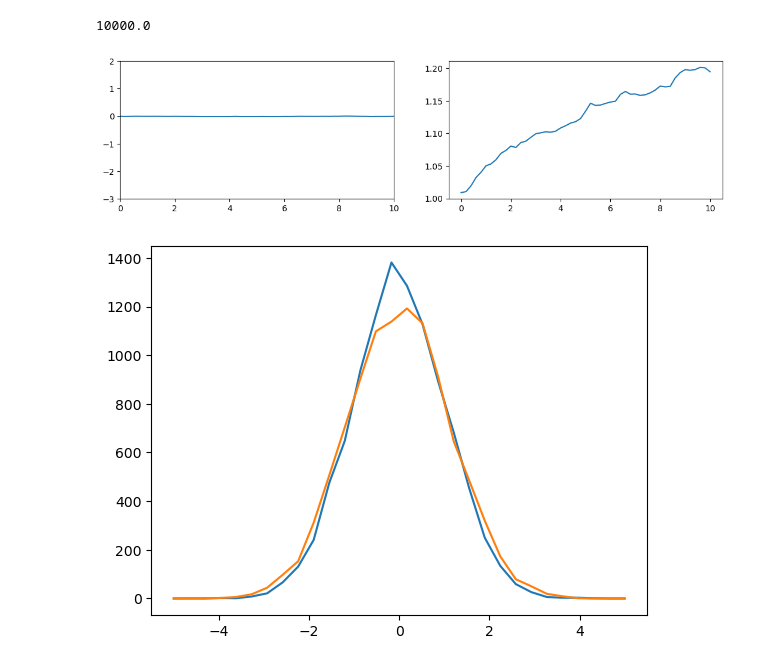
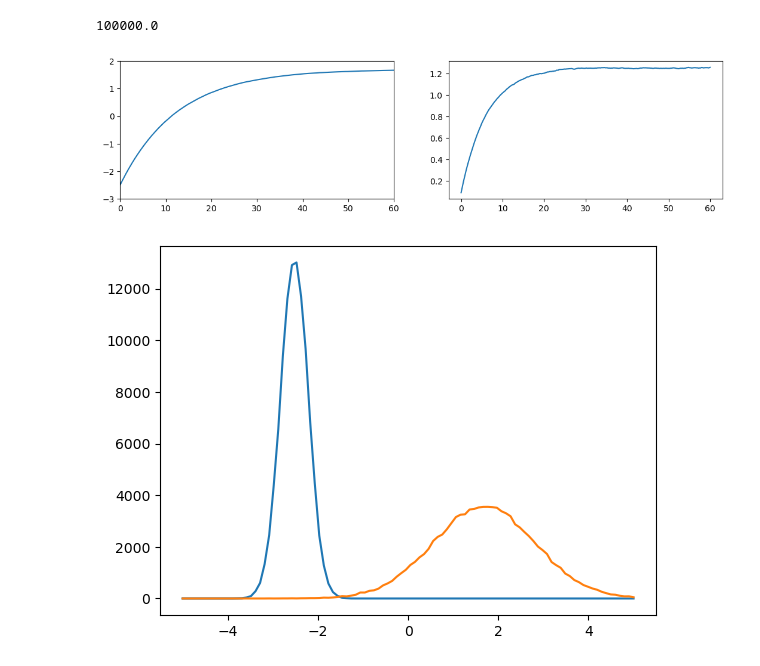
Before and after one commit to giovadg/physnum_CUDA, a Jupyter notebook: MonteCarlo/plot_quantities.ipynb, the cells around one changed output. Drawn from its saved outputs; the diff is of its cells as text; code cells hidden in the pictures.

Commit message:
change of inputs and add small notebook to plot distribution function in Monte Carlo code

```diff
--- a/MonteCarlo/plot_quantities.ipynb
+++ b/MonteCarlo/plot_quantities.ipynb
@@ -1,28 +1,28 @@
 # %%
 import numpy as np
 import matplotlib.pyplot as plt
 
-data = np.loadtxt('output.out')
+data = np.loadtxt('output_new.out')
 
 # data.shape
 fig, ax = plt.subplots(ncols=2, figsize=(13, 3))
 ax[0].plot(data[:, 0], data[:, 2])
 ax[1].plot(data[:, 0], data[:, 3])
 # ax[1].plot(data[:,10])
 # print(data[:, 0], data[:, 2])
 ax[0].set_ylim([-3,2])
 ax[0].set_xlim([0,data[-1,0]])
 
 
 
 plt.figure()
 hist_ini = [_ for _ in data[0,4:]]
 hist_fin = [_  for _ in data[-1,4:]]
 bins = np.linspace(-5,5,len(hist_ini))
 plt.plot(bins,hist_ini)
 plt.plot(bins,hist_fin)
 print(data[0,1])
 # %% [output]
-10000.0
+100000.0
-[figure, old version]
+[figure, new version]
-[figure, old version]
+[figure, new version]
```
Also changed, not shown: 2 other files.
